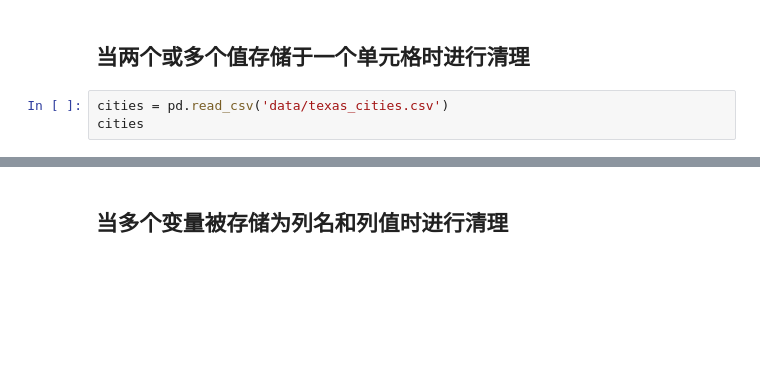
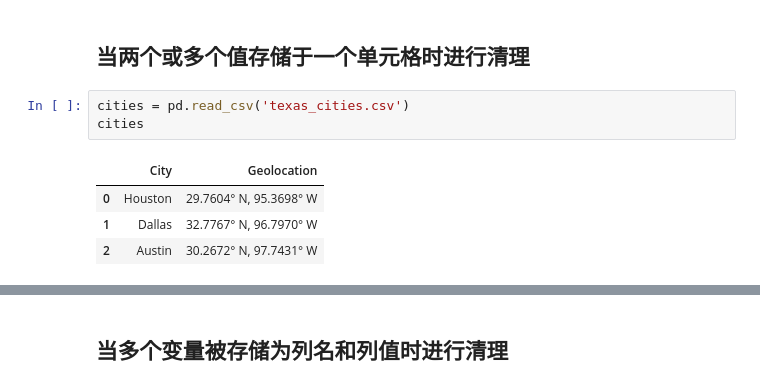
Before and after one commit to 99night66/pandas_study, a Jupyter notebook: 8_数据清理.ipynb, the cells around one changed output, grey strips where cells are left out. Drawn from its saved outputs; the diff is of its cells as text; blank space fills up the shorter version.

```diff
--- a/8_数据清理.ipynb
+++ b/8_数据清理.ipynb
@@ -985,6 +988,11 @@ inspections.pivot_table(index=['Name','Date'], columns='Info', values='Value', a
 # %% [markdown]
 ## 当两个或多个值存储于一个单元格时进行清理
 # %%
-cities = pd.read_csv('data/texas_cities.csv')
+cities = pd.read_csv('texas_cities.csv')
 cities
+# %% [output]
+|  | City | Geolocation |
+| 0 | Houston | 29.7604° N, 95.3698° W |
+| 1 | Dallas | 32.7767° N, 96.7970° W |
+| 2 | Austin | 30.2672° N, 97.7431° W |
 # %%
```
Also changed, not shown: parts of 37 cells of this notebook, 3 other files.
